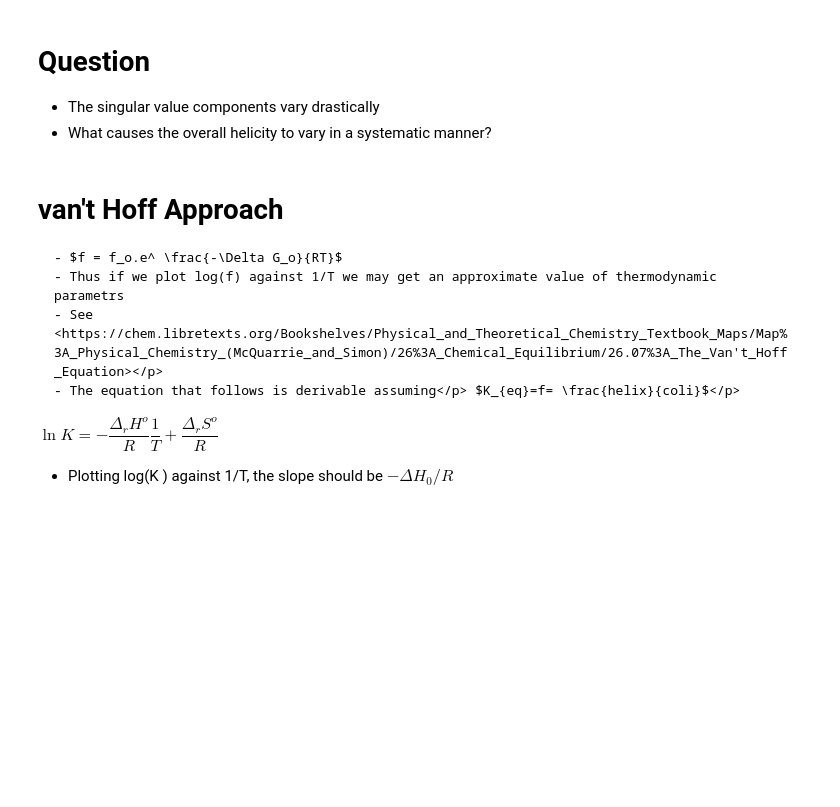
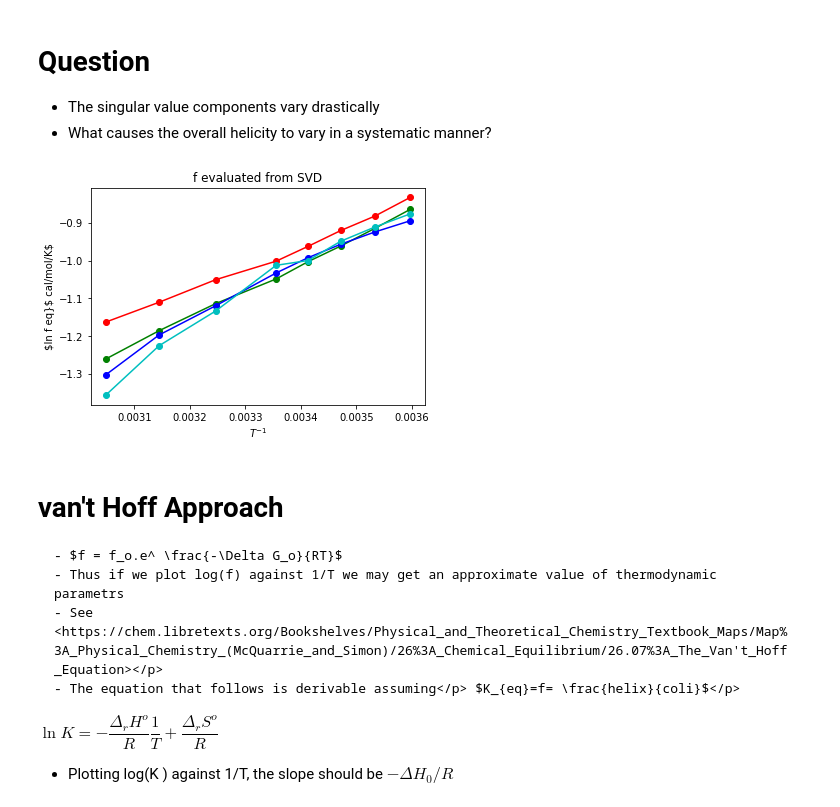
Before and after one commit to adgcal/CD-Analysis, a Jupyter notebook: fresh_cd_anal.ipynb, the cells around one changed output. Drawn from its saved outputs; the diff is of its cells as text; code cells hidden in the pictures; blank space fills up the shorter version.

```diff
--- a/fresh_cd_anal.ipynb
+++ b/fresh_cd_anal.ipynb
@@ -194,6 +194,22 @@ XY6=epec(2,X6_a,s6,lam6)
 # Question
 - The singular value components vary drastically
 - What causes  the overall helicity to vary in a systematic manner?
+# %%
+F1=svd2f(X1,-XY1)
+F2=svd2f(X2,XY2)
+F3=svd2f(X3,-XY3)
+F4=svd2f(X4,-XY4)
+plt.plot(1/T,np.log(F1),'r-o')
+plt.plot(1/T,np.log(F2),'g-o')
+plt.plot(1/T,np.log(F3),'b-o')
+plt.plot(1/T,np.log(F4),'c-o')
+
+plt.ylabel('$ln f eq}$ cal/mol/K$')
+plt.xlabel('$T^{-1}$')
+plt.title('f evaluated from SVD')
+plt.show()
+# %% [output]
+[figure, added]
 # %% [markdown]
 # van't Hoff Approach
     - $f = f_o.e^ \frac{-\Delta G_o}{RT}$
```
Also changed, not shown: parts of 14 cells of this notebook.
